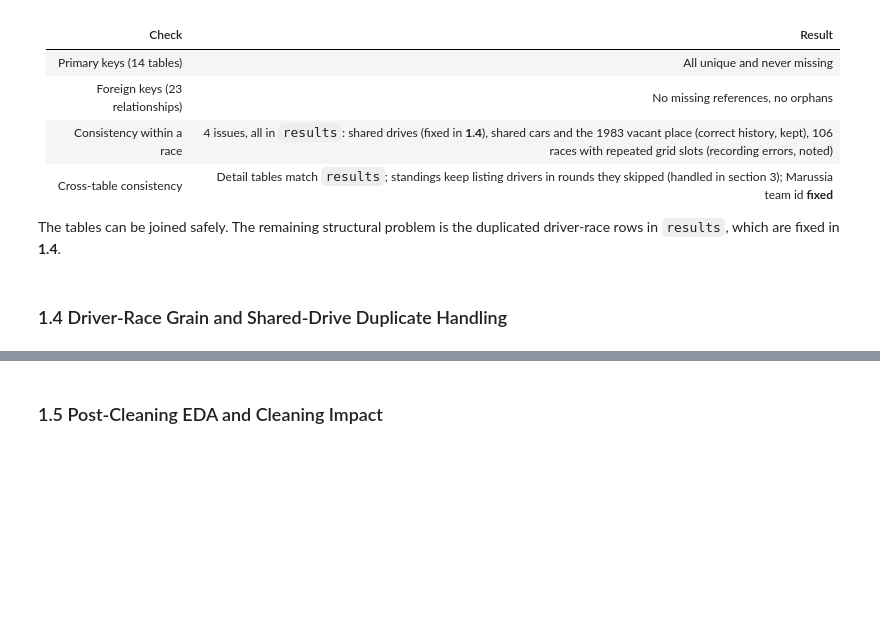
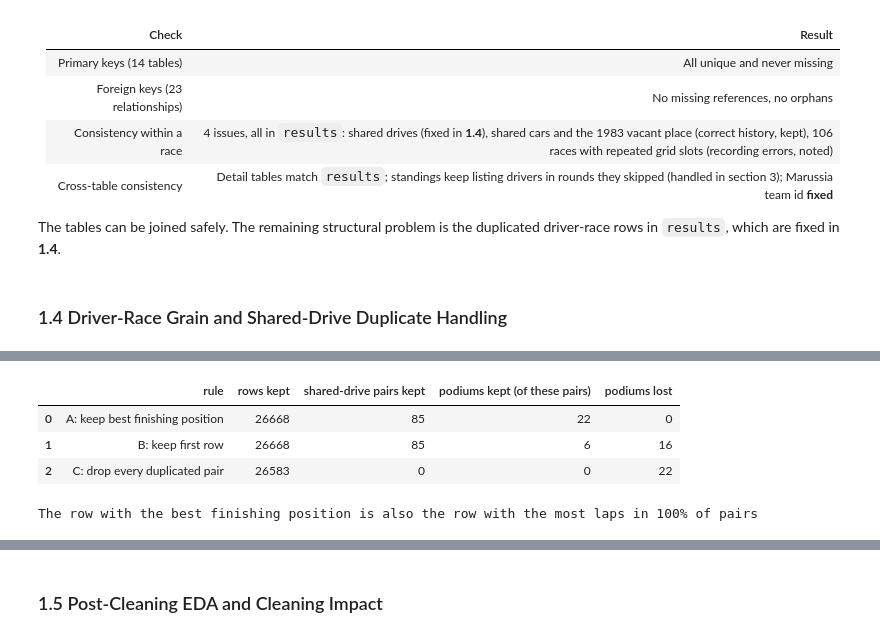
Before and after one commit to Seif2005/ACL2-Project, a Jupyter notebook: Main.ipynb, the cells around one changed output, grey strips where cells are left out. Saved outputs shown, nothing was run; the diff lists cells and outputs as text; code cells hidden in the pictures; blank space fills up the shorter version.

```diff
--- a/Main.ipynb
+++ b/Main.ipynb
@@ -722,0 +797,44 @@ which are fixed in **1.4**.
+# %%
+def keep_best(df):
+    """Rule A: per driver-race pair, keep the row with the lowest positionOrder."""
+    return df.sort_values(["raceId", "driverId", "positionOrder"]).drop_duplicates(["raceId", "driverId"])
+
+
+def keep_first(df):
+    """Rule B: per driver-race pair, keep the row with the lowest resultId."""
+    return df.sort_values("resultId").drop_duplicates(["raceId", "driverId"])
+
+
+def drop_all(df):
+    """Rule C: remove every row of a duplicated driver-race pair."""
+    return df[~df.duplicated(["raceId", "driverId"], keep=False)]
+
+
+any_podium = pairs["podium"].any()   # did the driver reach the podium in at least one of their cars?
+comparison = []
+for name, rule in {"A: keep best finishing position": keep_best,
+                   "B: keep first row": keep_first,
+                   "C: drop every duplicated pair": drop_all}.items():
+    kept = rule(results_before).set_index(["raceId", "driverId"])
+    label = kept["podium"].reindex(any_podium.index)          # missing if the rule dropped the pair
+    comparison.append({
+        "rule": name,
+        "rows kept": len(kept),
+        "shared-drive pairs kept": label.notna().sum(),
+        "podiums kept (of these pairs)": (label == True).sum(),
+        "podiums lost": (any_podium & (label != True)).sum(),
+    })
+pd.DataFrame(comparison)
+# %% [output]
+|  | rule | rows kept | shared-drive pairs kept | podiums kept (of these pairs) | podiums lost |
+| 0 | A: keep best finishing position | 26668 | 85 | 22 | 0 |
+| 1 | B: keep first row | 26668 | 85 | 6 | 16 |
+| 2 | C: drop every duplicated pair | 26583 | 0 | 0 | 22 |
+# %%
+# Does rule A also keep the car the driver drove the most?
+best_rows = keep_best(dups).set_index(["raceId", "driverId"])
+most_laps = pairs["laps"].max()
+share = (best_rows["laps"] == most_laps.reindex(best_rows.index)).mean()
+print(f"The row with the best finishing position is also the row with the most laps in {share:.0%} of pairs")
+# %% [output]
+The row with the best finishing position is also the row with the most laps in 100% of pairs
```
Also changed, not shown: parts of 14 cells of this notebook.
